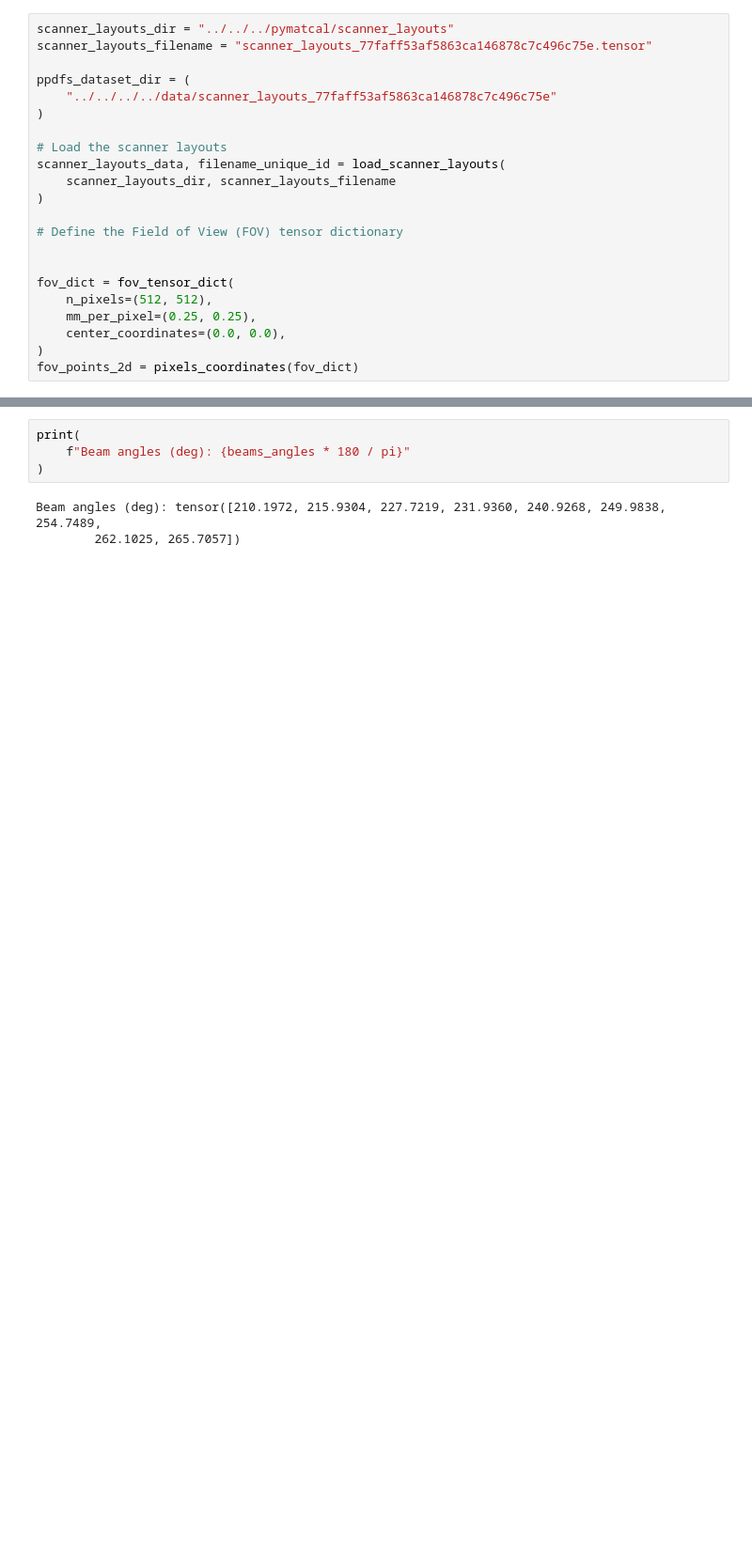
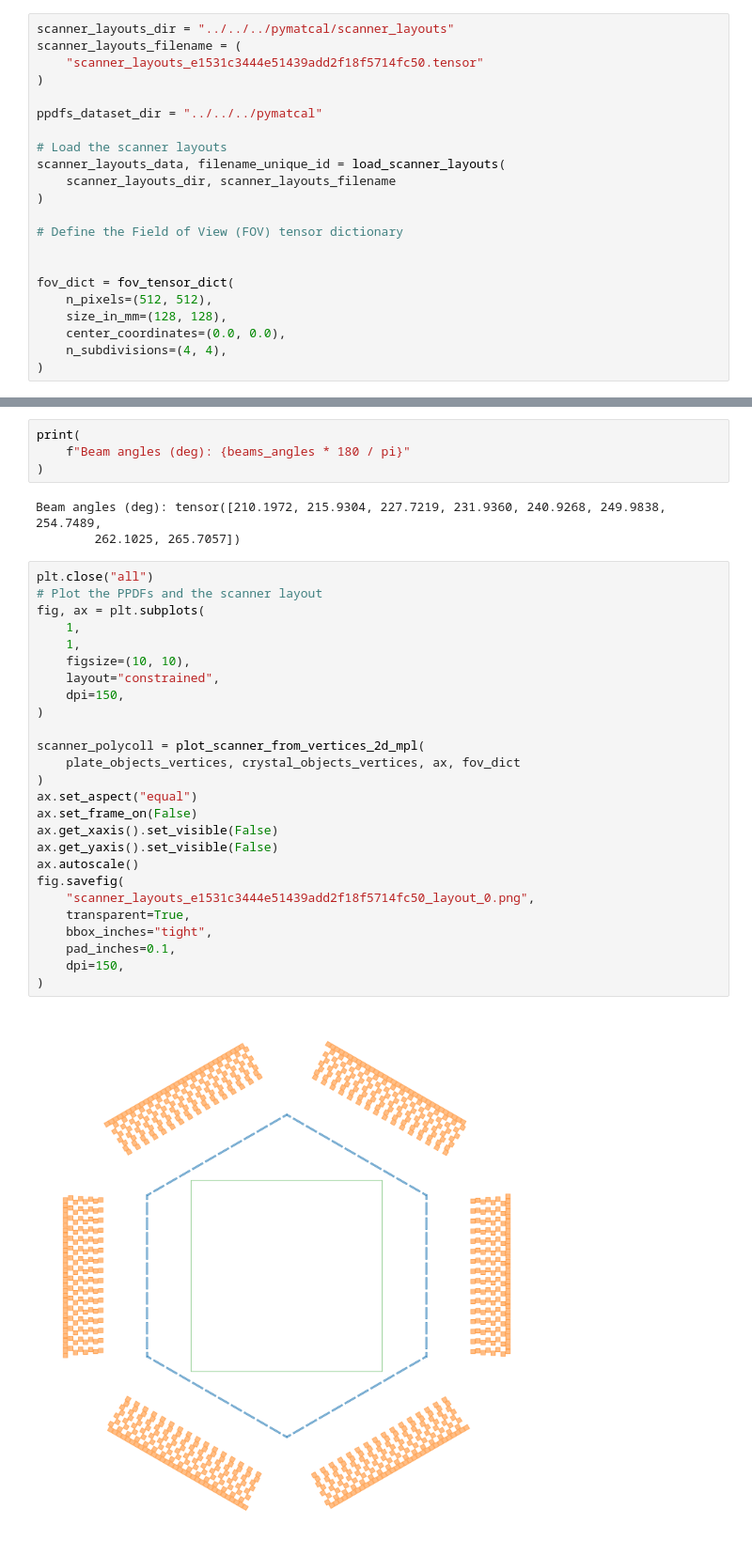
Before and after one commit to Siddharthm10/pymatana, a Jupyter notebook: ppdf-analysis/beam-analysis/test_extract_beams_properties_concise.ipynb, the cells around one changed output, grey strips where cells are left out. Shown at 94% size. Cells and saved outputs as stored; diff of their text form; blank space fills up the shorter version.

```diff
--- a/ppdf-analysis/beam-analysis/test_extract_beams_properties_concise.ipynb
+++ b/ppdf-analysis/beam-analysis/test_extract_beams_properties_concise.ipynb
@@ -43,10 +60,10 @@ from ppdf_io import load_ppdfs_data_from_hdf5
 # %%
 scanner_layouts_dir = "../../../pymatcal/scanner_layouts"
-scanner_layouts_filename = "scanner_layouts_77faff53af5863ca146878c7c496c75e.tensor"
+scanner_layouts_filename = (
+    "scanner_layouts_e1531c3444e51439add2f18f5714fc50.tensor"
+)
 
-ppdfs_dataset_dir = (
-    "../../../../data/scanner_layouts_77faff53af5863ca146878c7c496c75e"
-)
+ppdfs_dataset_dir = "../../../pymatcal"
 
 # Load the scanner layouts
 scanner_layouts_data, filename_unique_id = load_scanner_layouts(
@@ -58,10 +75,10 @@ scanner_layouts_data, filename_unique_id = load_scanner_layouts(
 
 fov_dict = fov_tensor_dict(
     n_pixels=(512, 512),
-    mm_per_pixel=(0.25, 0.25),
+    size_in_mm=(128, 128),
     center_coordinates=(0.0, 0.0),
+    n_subdivisions=(4, 4),
 )
-fov_points_2d = pixels_coordinates(fov_dict)
 # %%
 # Define the layout index to load
 layout_idx = 0
@@ -207,3 +292,31 @@ print(
 # %% [output]
 Beam angles (deg): tensor([210.1972, 215.9304, 227.7219, 231.9360, 240.9268, 249.9838, 254.7489,
         262.1025, 265.7057])
+# %%
+plt.close("all")
+# Plot the PPDFs and the scanner layout
+fig, ax = plt.subplots(
+    1,
+    1,
+    figsize=(10, 10),
+    layout="constrained",
+    dpi=150,
+)
+
+scanner_polycoll = plot_scanner_from_vertices_2d_mpl(
+    plate_objects_vertices, crystal_objects_vertices, ax, fov_dict
+)
+ax.set_aspect("equal")
+ax.set_frame_on(False)
+ax.get_xaxis().set_visible(False)
+ax.get_yaxis().set_visible(False)
+ax.autoscale()
+fig.savefig(
+    "scanner_layouts_e1531c3444e51439add2f18f5714fc50_layout_0.png",
+    transparent=True,
+    bbox_inches="tight",
+    pad_inches=0.1,
+    dpi=150,
+)
+# %% [output]
+[figure, added]
```
Also changed, not shown: parts of 5 cells of this notebook, 12 other files.
